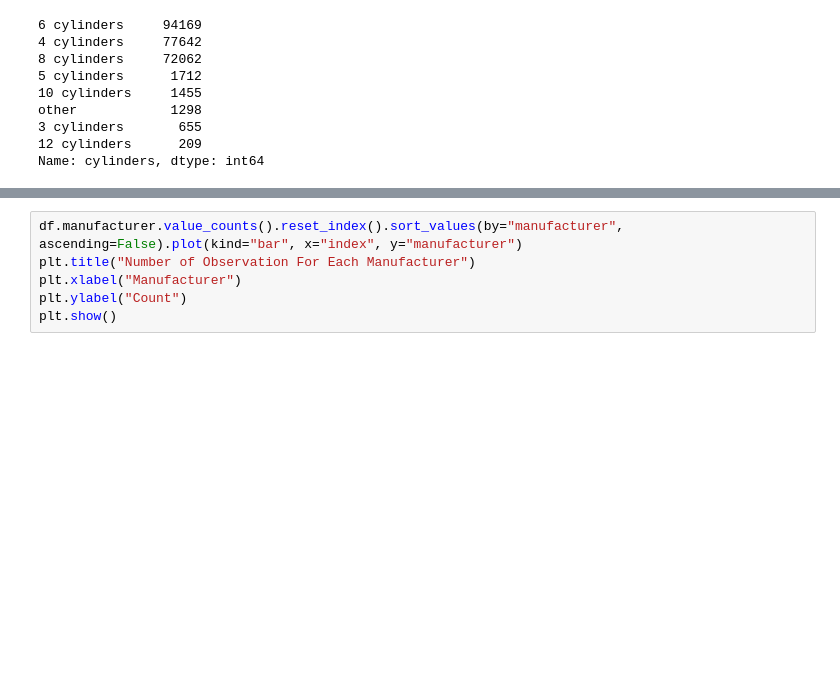
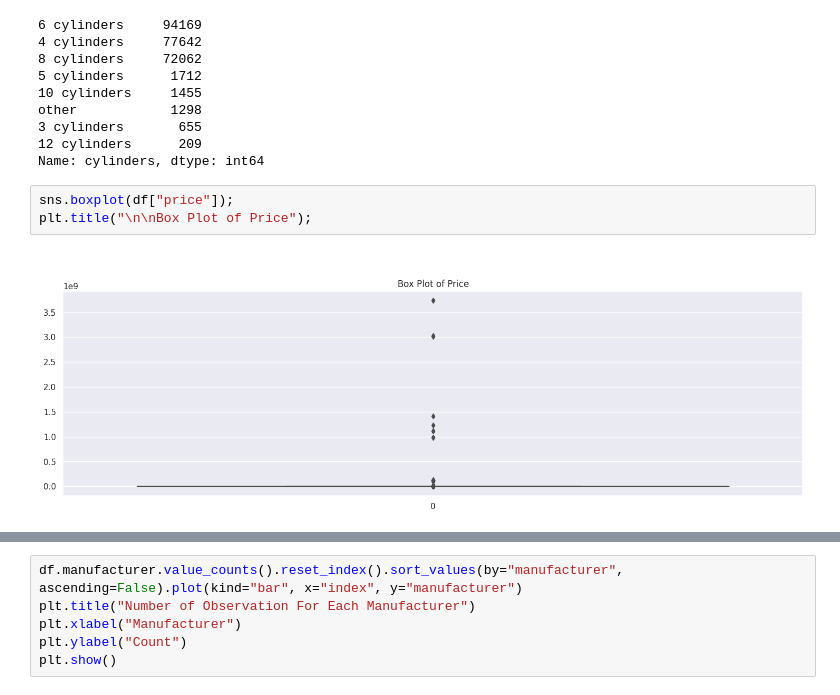
Before and after one commit to arezazadeh/Used_Car_Price_Prediction, a Jupyter notebook: final_work.ipynb, the cells around one changed output, grey strips where cells are left out. Saved outputs shown, nothing was run; the diff lists cells and outputs as text; blank space fills up the shorter version.

```diff
--- a/final_work.ipynb
+++ b/final_work.ipynb
@@ -121,3 +128,8 @@ other            1298
 3 cylinders       655
 12 cylinders      209
 Name: cylinders, dtype: int64
+# %%
+sns.boxplot(df["price"]);
+plt.title("\n\nBox Plot of Price");
+# %% [output]
+[figure, added]
```
Also changed, not shown: parts of 12 cells of this notebook, 37 other files.
